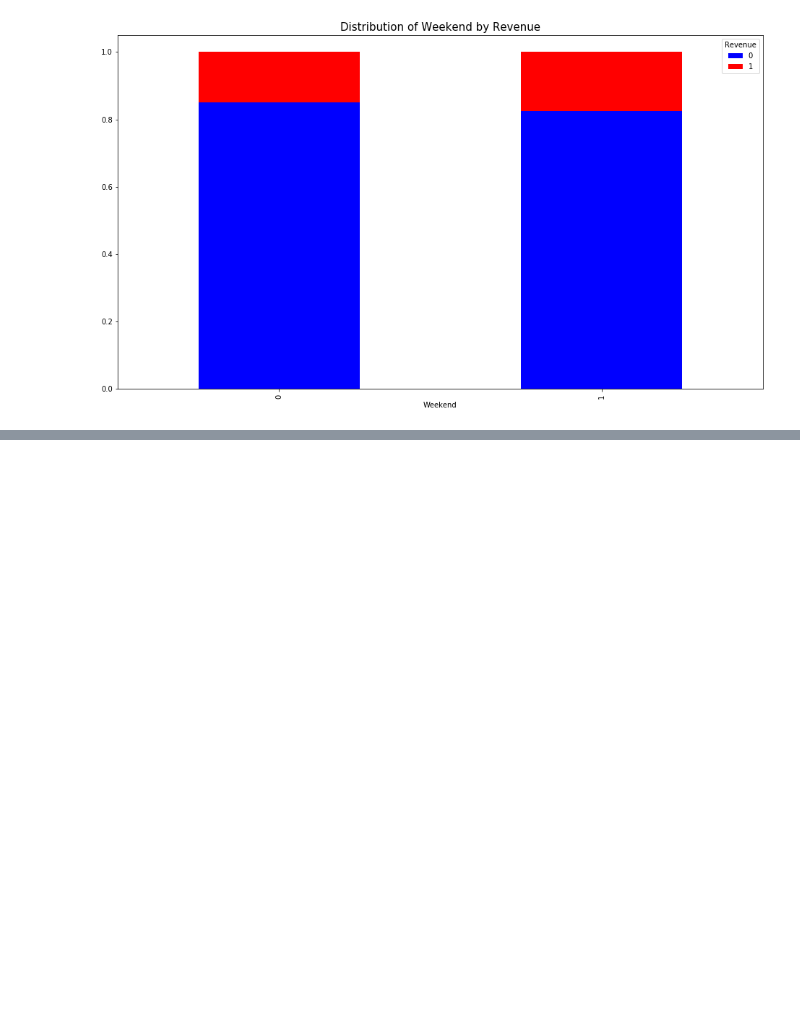
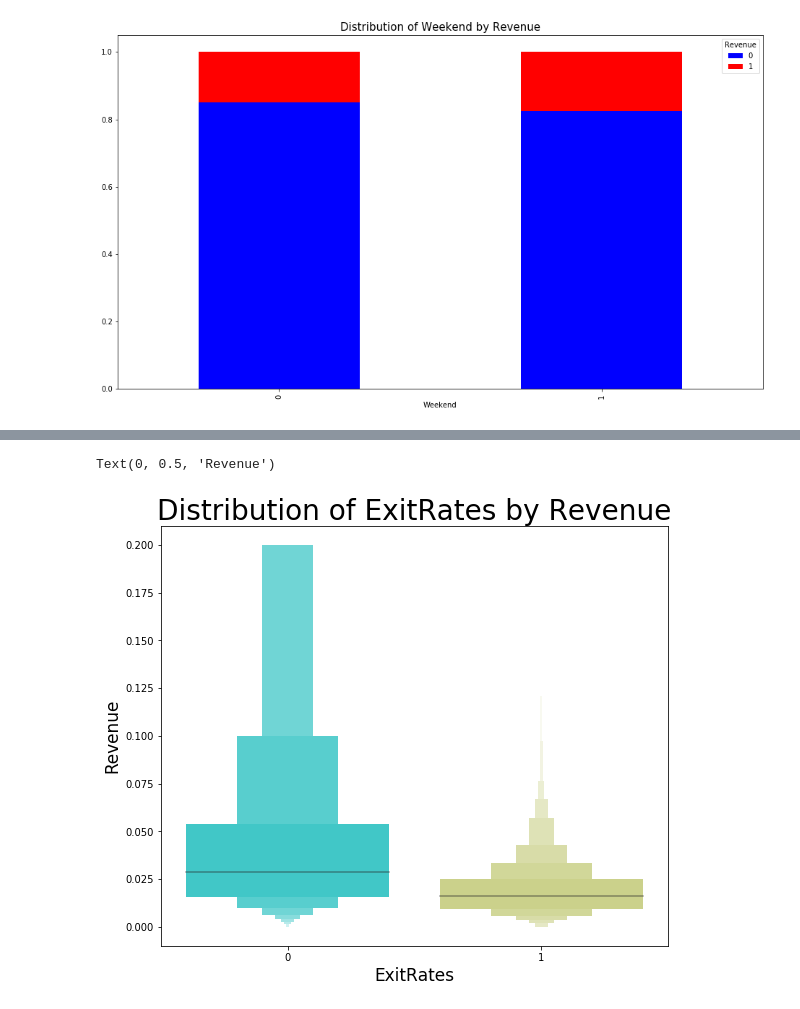
Before and after one commit to SepidehMohammadi/Capstone_python, a Jupyter notebook: Online Shoppers Purchasing Intention.ipynb, the cells around one changed output, grey strips where cells are left out. Cells and saved outputs as stored; diff of their text form; code cells hidden in the pictures; blank space fills up the shorter version.

```diff
--- a/Online Shoppers Purchasing Intention.ipynb
+++ b/Online Shoppers Purchasing Intention.ipynb
@@ -714,0 +727,9 @@ OSHIdf.describe()
+# %%
+plt.subplot(2, 2, 1)
+sns.boxenplot(OSHIdf['Revenue'], OSHIdf['ExitRates'], palette = 'rainbow')
+plt.title('Distribution of ExitRates by Revenue', fontsize = 28)
+plt.xlabel('ExitRates', fontsize = 17)
+plt.ylabel('Revenue', fontsize = 17)
+# %% [output]
+Text(0, 0.5, 'Revenue')
+[figure, added]
```
Also changed, not shown: parts of 12 cells of this notebook.
